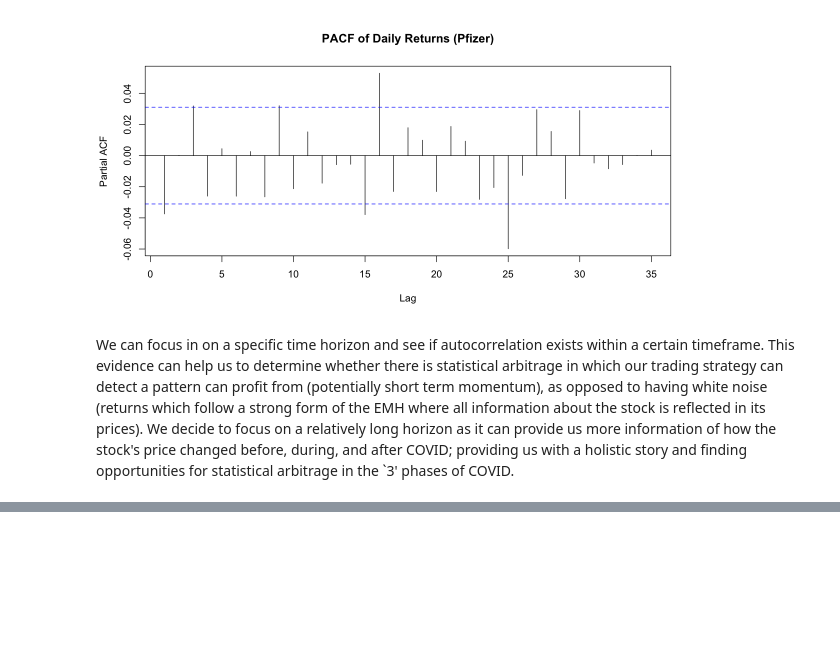
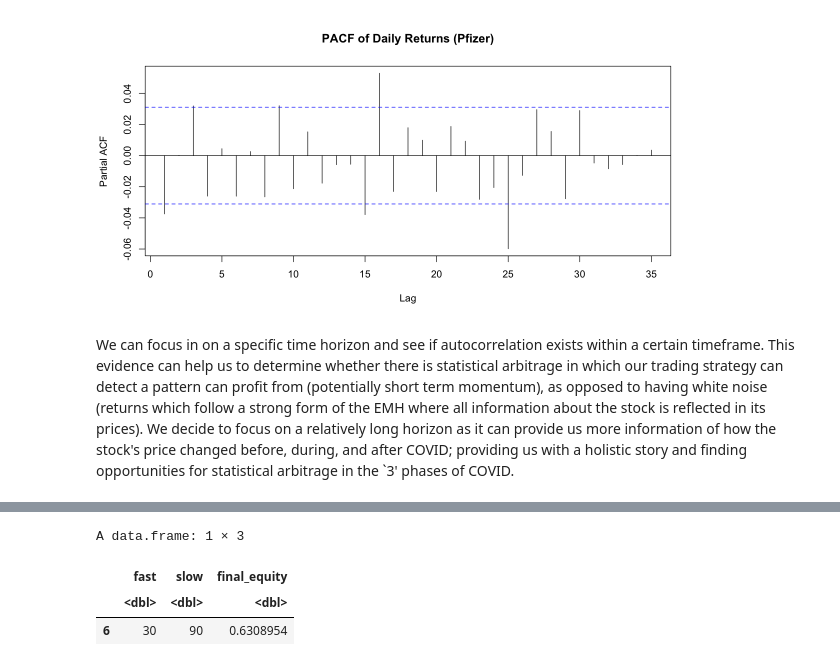
Before and after one commit to hivan04/final-r-assignment, a Jupyter notebook: main.ipynb, the cells around one changed output, grey strips where cells are left out. Drawn from its saved outputs; the diff is of its cells as text; code cells hidden in the pictures; blank space fills up the shorter version.

```diff
--- a/main.ipynb
+++ b/main.ipynb
@@ -217,0 +179,46 @@ Processing: WEEKLY
+# %%
+source("bs-signal.R")
+source("backtest.R")
+
+# Grids to search
+fast_grid <- c(20, 30, 40, 50)
+slow_grid <- c(60, 90, 120, 150)
+
+# Store performance for each combo
+results <- data.frame(
+  fast         = integer(),
+  slow         = integer(),
+  final_equity = numeric(),
+  stringsAsFactors = FALSE
+)
+
+for (f in fast_grid) {
+  for (s in slow_grid) {
+    if (f >= s) next  # skip invalid combos
+
+    # 1) Generate MA Cross Over signals by calling moving average functions
+    sig <- ma_signal(pfe$prccd, fast = f, slow = s)
+
+    # 2) Backtest from backtest.r
+    bt  <- backtest_ma(pfe$prccd, signal = sig)
+
+    # 3) Store final equity (performance metric)
+    final_eq <- tail(bt$equity, 1)
+
+    results <- rbind(
+      results,
+      data.frame(fast = f, slow = s, final_equity = final_eq)
+    )
+  }
+}
+
+# Pick best-performing combination
+best_idx   <- which.max(results$final_equity)
+best_fast  <- results$fast[best_idx]
+best_slow  <- results$slow[best_idx]
+results[best_idx, ]
+# %% [output]
+A data.frame: 1 × 3
+|  | fast | slow | final_equity |
+|  | <dbl> | <dbl> | <dbl> |
+| 6 | 30 | 90 | 0.6308954 |
```
Also changed, not shown: parts of 6 cells of this notebook, 2 other files.
